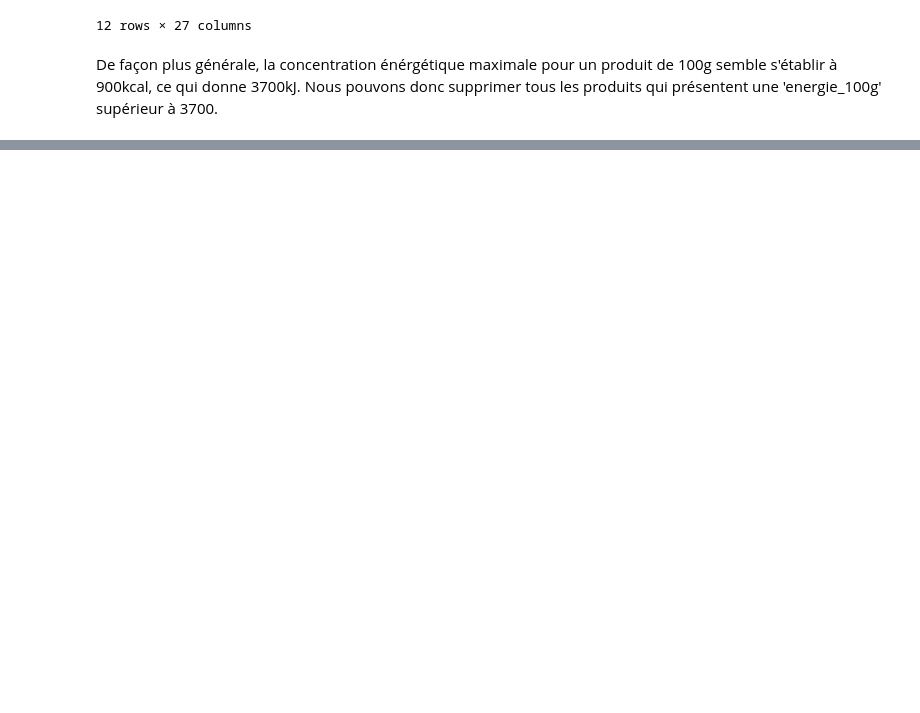
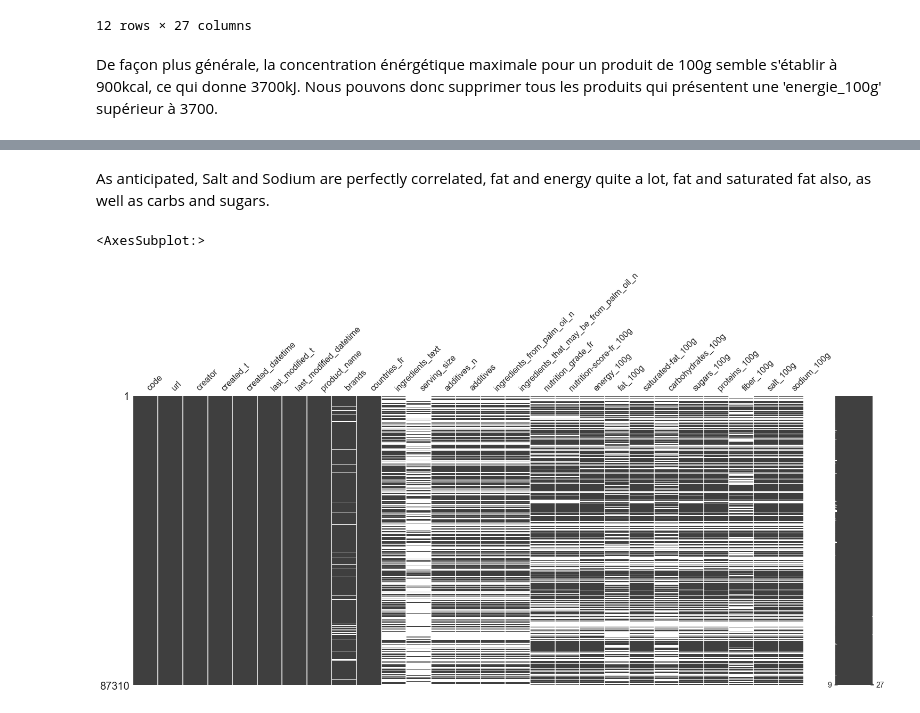
Before and after one commit to gregmansio/nutrition_app_example_OC_P3, a Jupyter notebook: Application de santé publique.ipynb, the cells around one changed output, grey strips where cells are left out. Cells and saved outputs as stored; diff of their text form; code cells hidden in the pictures; blank space fills up the shorter version.

```diff
--- a/Application de santé publique.ipynb
+++ b/Application de santé publique.ipynb
@@ -348,0 +459,7 @@ plt.show()
+# %% [markdown]
+As anticipated, Salt and Sodium are perfectly correlated, fat and energy quite a lot, fat and saturated fat also, as well as carbs and sugars.
+# %%
+msno.matrix(final_set_new)
+# %% [output]
+<AxesSubplot:>
+[figure, added]
```
Also changed, not shown: parts of 46 cells of this notebook.
